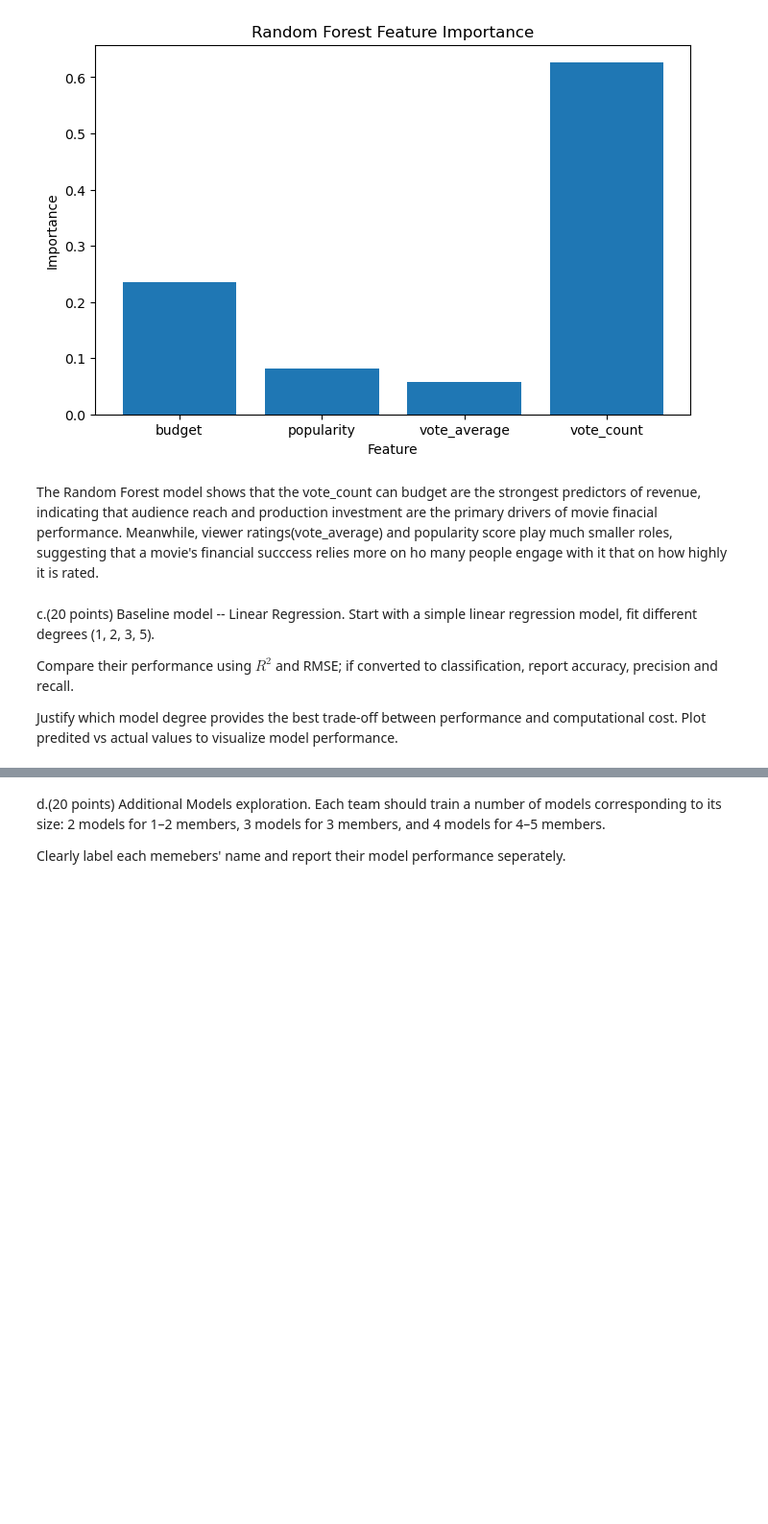
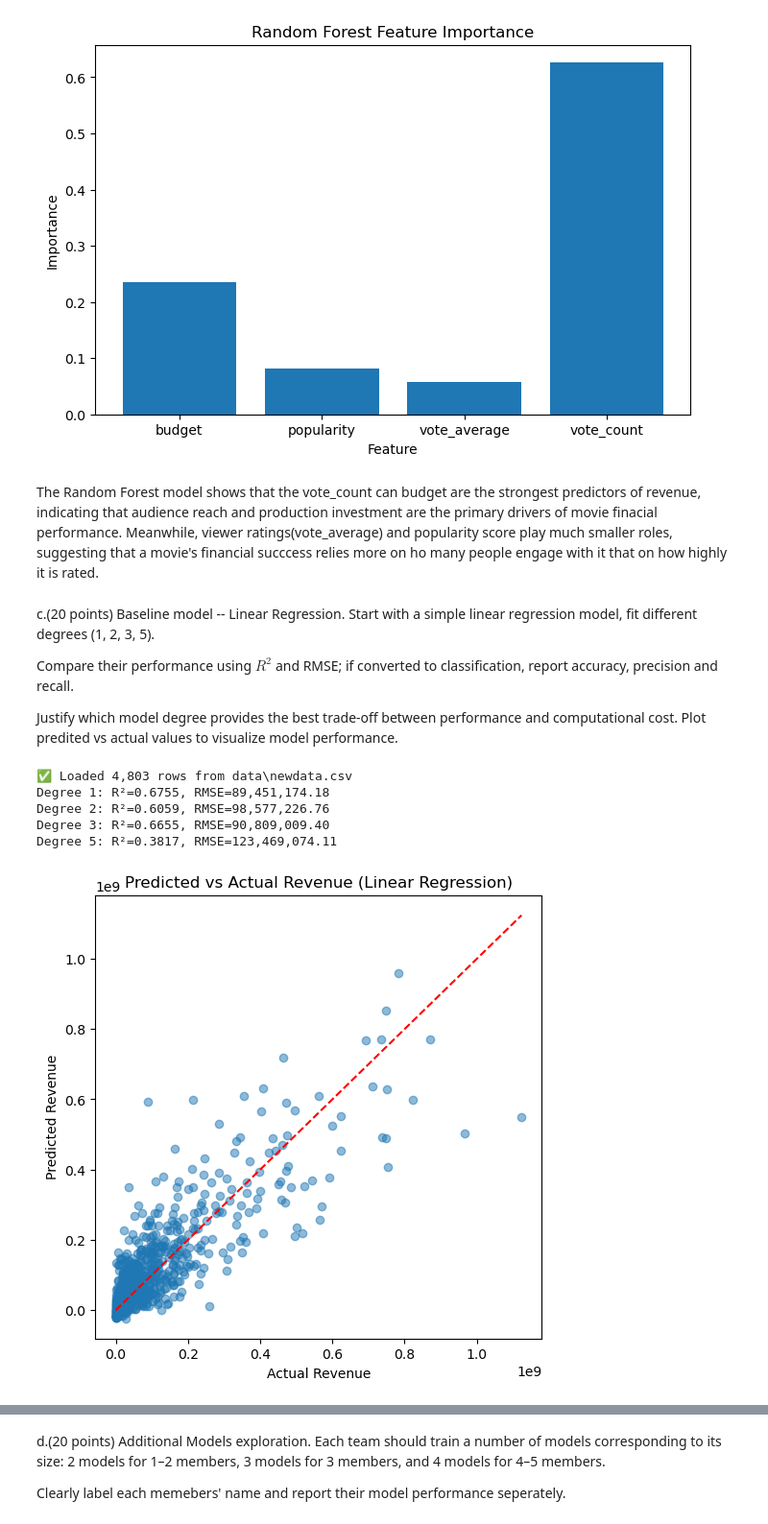
Before and after one commit to RGLEMONS7090/DataScienceFall2025Project-Group3, a Jupyter notebook: Stage_3_Report.ipynb, the cells around one changed output, grey strips where cells are left out. Shown at 96% size. Drawn from its saved outputs; the diff is of its cells as text; code cells hidden in the pictures; blank space fills up the shorter version.

```diff
--- a/Stage_3_Report.ipynb
+++ b/Stage_3_Report.ipynb
@@ -267,3 +267,79 @@ c.(20 points) Baseline model -- Linear Regression. Start with a simple linear re
 Compare their performance using $R^2$ and RMSE; if converted to classification, report accuracy, precision and recall.
 
 Justify which model degree provides the best trade-off between performance and computational cost. Plot predited vs actual values to visualize model performance.
+# %%
+#--- Imports ---
+import pandas as pd
+import numpy as np
+from math import sqrt
+import matplotlib.pyplot as plt
+from pathlib import Path
+from sklearn.model_selection import train_test_split
+from sklearn.preprocessing import PolynomialFeatures
+from sklearn.linear_model import LinearRegression
+from sklearn.metrics import mean_squared_error, r2_score
+
+#--- Load the dataset ---
+csv_path = Path("data/newdata.csv")
+df = pd.read_csv(csv_path)
+print(f"✅ Loaded {len(df):,} rows from {csv_path}")
+
+#--- Define features and target ---
+features = ['budget', 'runtime', 'popularity', 'vote_average', 'vote_count']
+target = 'revenue'
+
+#Drop rows with missing values
+df = df.dropna(subset=features + [target])
+
+#Split features (X) and target (y)
+X = df[features]
+y = df[target]
+
+#Train/test split (80/20)
+X_train, X_test, y_train, y_test = train_test_split(X, y, test_size=0.2, random_state=42)
+
+#--- Polynomial Regression Loop for degrees 1, 2, 3, 5 ---
+degrees = [1, 2, 3, 5]
+results = []
+
+for d in degrees:
+    poly = PolynomialFeatures(degree=d, include_bias=False)
+    X_train_poly = poly.fit_transform(X_train)
+    X_test_poly = poly.transform(X_test)
+
+    model = LinearRegression()
+    model.fit(X_train_poly, y_train)
+
+    y_pred = model.predict(X_test_poly)
+    rmse = sqrt(mean_squared_error(y_test, y_pred))
+    r2 = r2_score(y_test, y_pred)
+
+    results.append((d, r2, rmse))
+    print(f"Degree {d}: R²={r2:.4f}, RMSE={rmse:,.2f}")
+
+#--- Visualization for degree 1 (baseline linear model) ---
+poly = PolynomialFeatures(degree=1, include_bias=False)
+X_train_poly = poly.fit_transform(X_train)
+X_test_poly = poly.transform(X_test)
+model = LinearRegression().fit(X_train_poly, y_train)
+y_pred = model.predict(X_test_poly)
+
+plt.figure(figsize=(6, 6))
+plt.scatter(y_test, y_pred, alpha=0.5)
+plt.plot([y_test.min(), y_test.max()], [y_test.min(), y_test.max()], "r--")
+plt.xlabel("Actual Revenue")
+plt.ylabel("Predicted Revenue")
+plt.title("Predicted vs Actual Revenue (Linear Regression)")
+plt.show()
+
+#--- Results summary table ---
+results_df = pd.DataFrame(results, columns=["Degree", "R²", "RMSE"])
+print("\nModel Performance Comparison:")
+print(results_df)
+# %% [output]
+✅ Loaded 4,803 rows from data\newdata.csv
+Degree 1: R²=0.6755, RMSE=89,451,174.18
+Degree 2: R²=0.6059, RMSE=98,577,226.76
+Degree 3: R²=0.6655, RMSE=90,809,009.40
+Degree 5: R²=0.3817, RMSE=123,469,074.11
+[figure, added]
```
Also changed, not shown: parts of 3 cells of this notebook.
